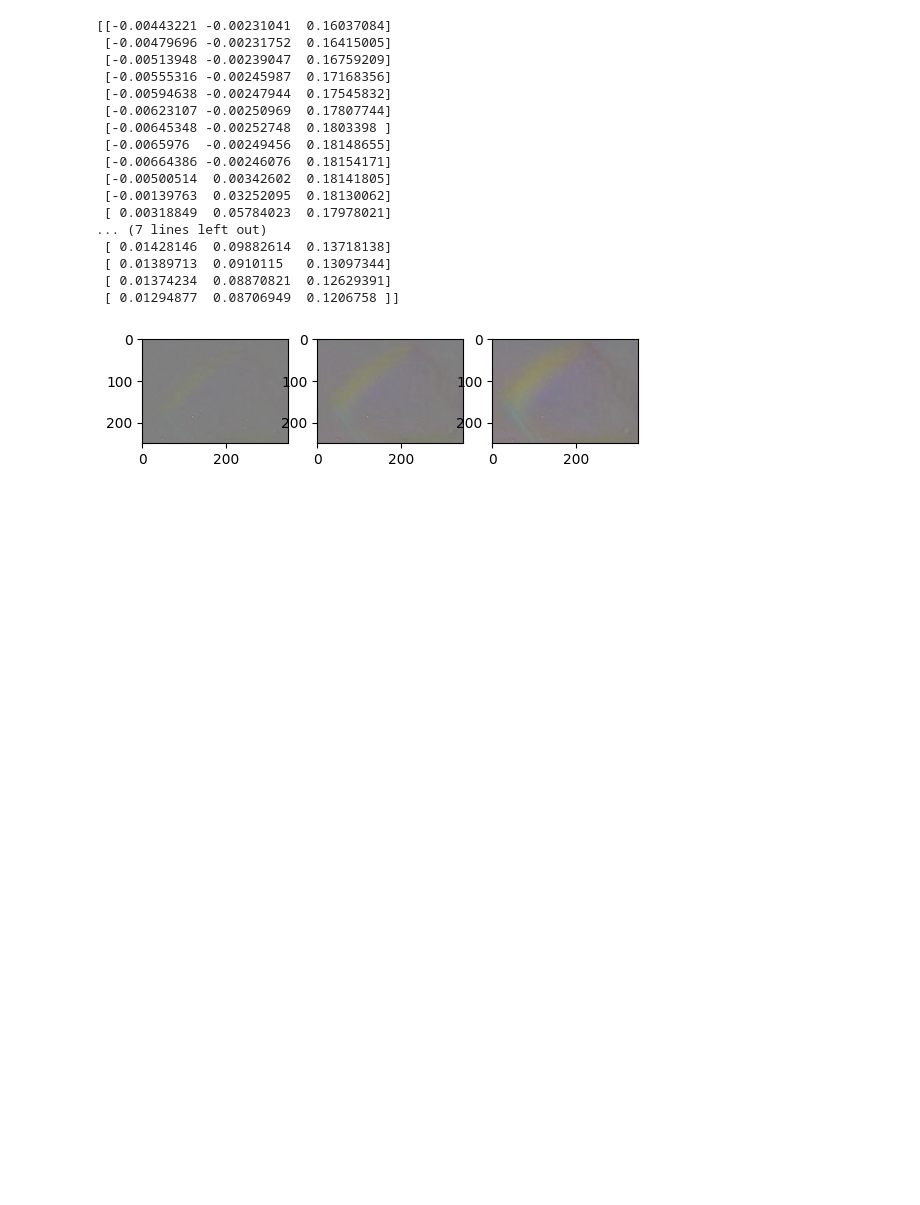
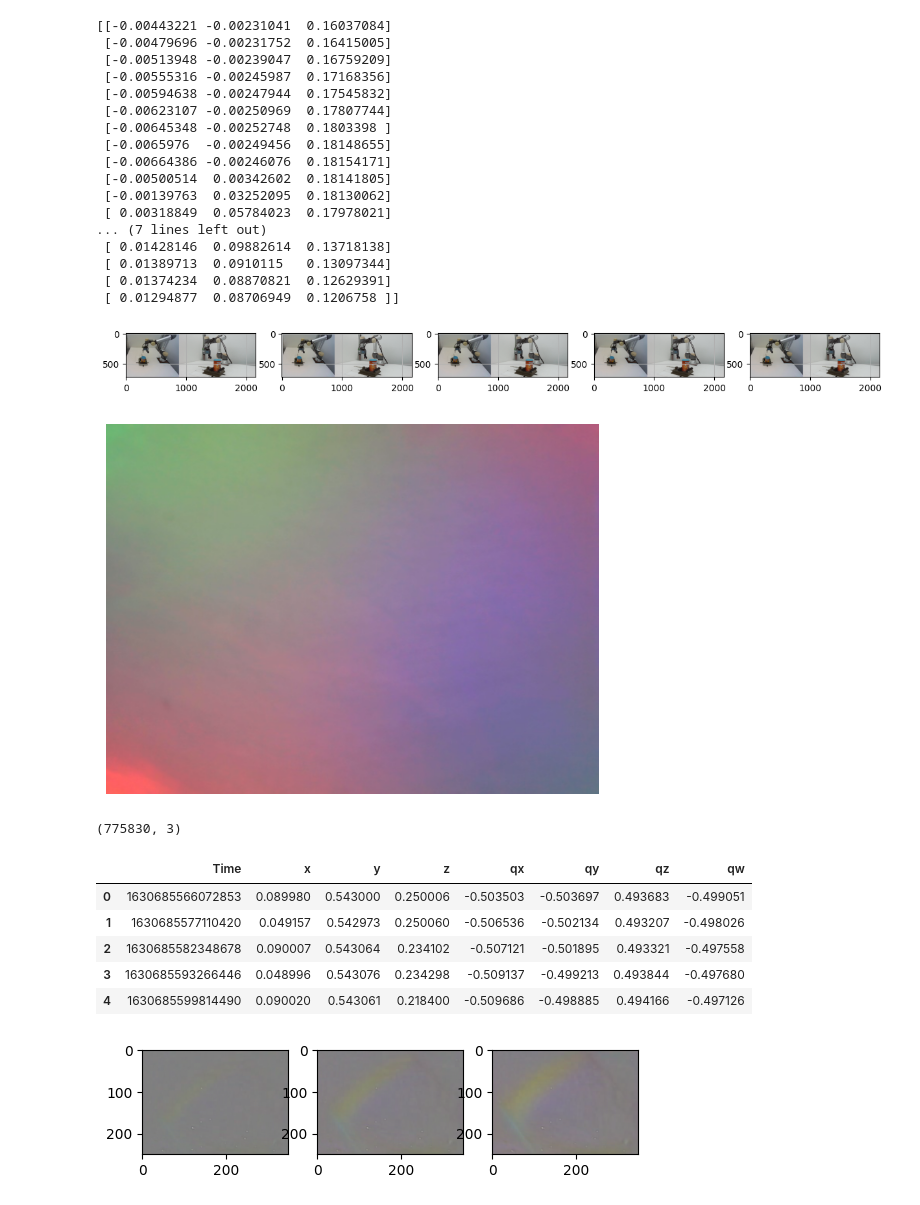
Before and after one commit to shepai/Tactile_Language_Model, a Jupyter notebook: code/gelsight.ipynb, the cells around one changed output. Saved outputs shown, nothing was run; the diff lists cells and outputs as text; code cells hidden in the pictures; blank space fills up the shorter version.

```diff
--- a/code/gelsight.ipynb
+++ b/code/gelsight.ipynb
@@ -23,0 +133,18 @@ Dataset downloaded to: /mnt/data0/drs25/data
+# %%
+aligned_data = []
+trajectory=forces['trajectories'][1]
+for i, frame in enumerate(frames):
+    if i < len(trajectory['forces']):
+        aligned_data.append({
+            'image': frame,
+            'force': trajectory['forces'][i],
+            'slip': trajectory['slip_label'][i]
+        })
+
+trajectory_num = 1
+trajectory = forces['trajectories'][trajectory_num]
+
+traj_forces = trajectory['forces']
+traj_slip = trajectory['slip_label']
+print(len(frames), len(traj_forces), len(traj_slip))
+len(frames) % len(traj_forces)
@@ -67,6 +197,48 @@ dict_keys(['indexes', 'forces', 'forces_slip', 'poses', 'delta_forces', 'delta_m
  [ 0.01389713  0.0910115   0.13097344]
  [ 0.01374234  0.08870821  0.12629391]
  [ 0.01294877  0.08706949  0.1206758 ]]
+# %%
+example_file="/mnt/data0/drs25/data/objects/002_master_chef_can/"
+
+import cv2
+import matplotlib.pyplot as plt
+
+cap = cv2.VideoCapture(example_file+'002_master_chef_can.mp4')
+plt.figure(figsize=(15,5))
+for i in range(5):
+    ret, frame = cap.read()
+    plt.subplot(1,5,i+1)
+    #plt.axis("off")
+    plt.imshow(frame)
+    plt.grid(True)
+
+plt.show()
+
+################################
+image_example=example_file+"/gelsight/gelsight_14_1630685745926433.jpg"
+im = cv2.imread(image_example, cv2.COLOR_BGR2RGB)
+plt.imshow(im)
+plt.axis("off")
+plt.show()
+import numpy as np
+
+ar=np.load(example_file+"/pc/pc_0_1630685523134474.npy")
+print(ar.shape)
+
+import pandas as pd
+
+df = pd.read_csv(example_file+"robot.csv")
+df.head()
+# %% [output]
+[figure, added]
+[figure, added]
+(775830, 3)
+|  | Time | x | y | z | qx | qy | qz | qw |
+| 0 | 1630685566072853 | 0.089980 | 0.543000 | 0.250006 | -0.503503 | -0.503697 | 0.493683 | -0.499051 |
+| 1 | 1630685577110420 | 0.049157 | 0.542973 | 0.250060 | -0.506536 | -0.502134 | 0.493207 | -0.498026 |
+| 2 | 1630685582348678 | 0.090007 | 0.543064 | 0.234102 | -0.507121 | -0.501895 | 0.493321 | -0.497558 |
+| 3 | 1630685593266446 | 0.048996 | 0.543076 | 0.234298 | -0.509137 | -0.499213 | 0.493844 | -0.497680 |
+| 4 | 1630685599814490 | 0.090020 | 0.543061 | 0.218400 | -0.509686 | -0.498885 | 0.494166 | -0.497126 |
 # %%
 import pickle
 import matplotlib.pyplot as plt
```
Also changed, not shown: parts of 14 cells of this notebook.
